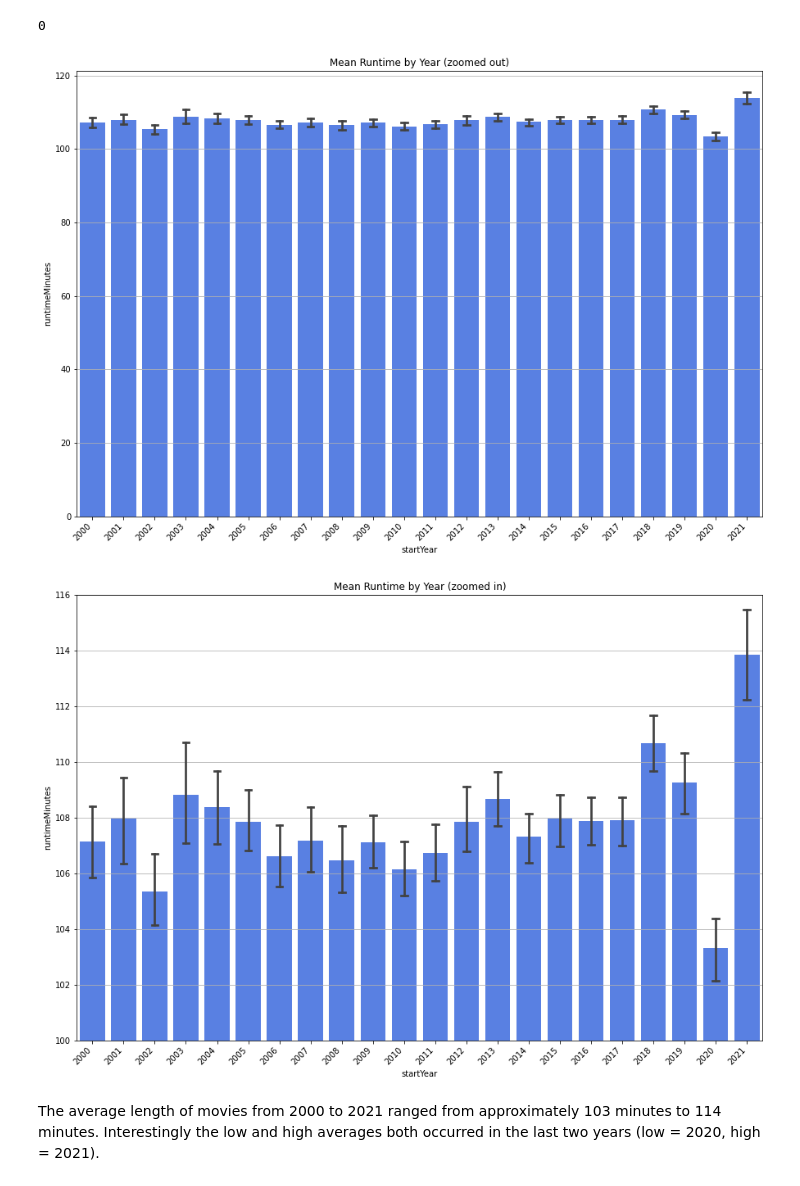
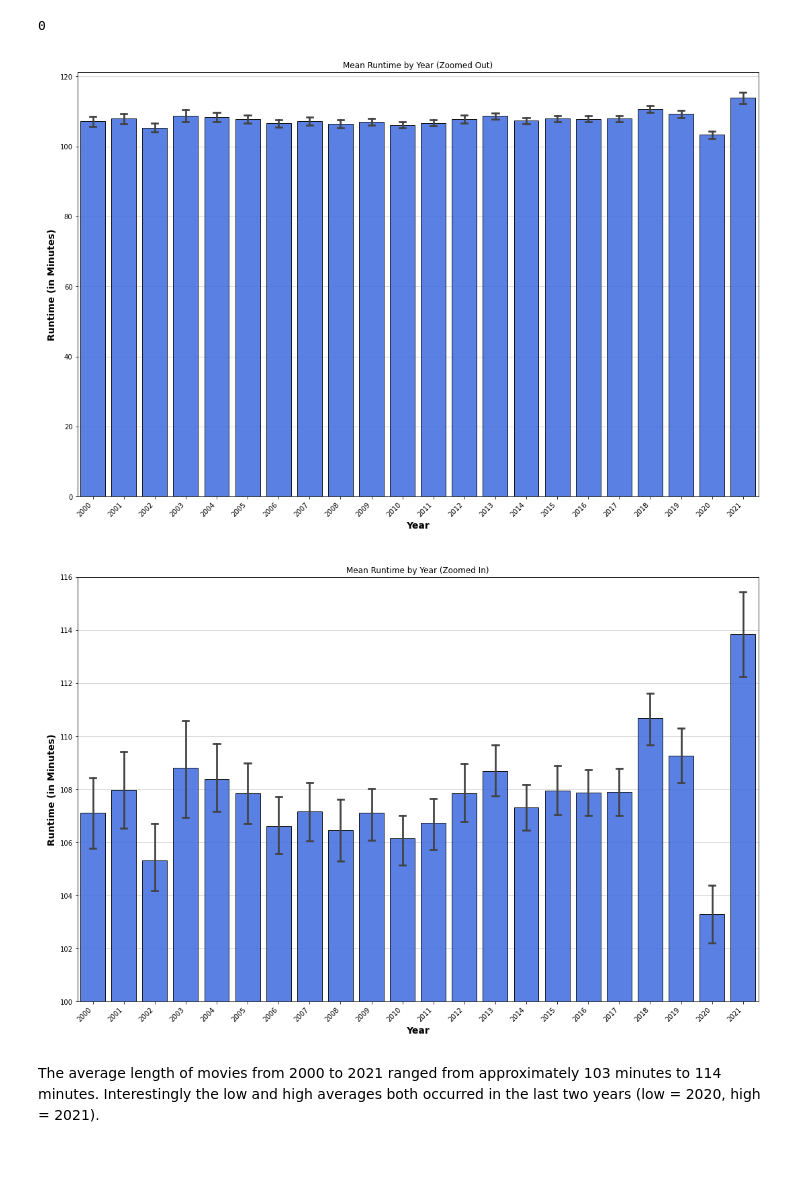
Before and after one commit to msmccann10/PP-movie-database-and-analysis, a Jupyter notebook: 05_Hypothesis_Testing.ipynb, the cells around one changed output. Saved outputs shown, nothing was run; the diff lists cells and outputs as text; code cells hidden in the pictures; blank space fills up the shorter version.

```diff
--- a/05_Hypothesis_Testing.ipynb
+++ b/05_Hypothesis_Testing.ipynb
@@ -27,3 +39,10 @@ from scipy import stats
+# %%
+plt.rcParams.update({'figure.facecolor' : 'white',
+                    'savefig.transparent' : 'False',
+                    'savefig.facecolor' : 'white',
+                    'savefig.dpi': 300,
+                    'savefig.bbox' : 'tight',
+                    'savefig.pad_inches' : 0.2})
 # %% [markdown]
 ### Functions
 # %%
@@ -330,32 +358,40 @@ df['startYear'] = df['startYear'].astype(int)
 # %%
 # Before we look at trends based on the length of movies lets confirm that the
 # average length of movies has stayed roughly the same over the past 20 years.
 
 fig,ax = plt.subplots(figsize = (15,10))
 sns.barplot(data = df, x = df['startYear'].astype(int), y = 'runtimeMinutes', color = '#2E67F8',
-            alpha = .9, ci = 68, capsize = .2, ax = ax)
-# sns.lineplot(data = df, x = df['startYear'].astype(int), y = 'runtimeMinutes', color = 'red',
-#             alpha = .9, ax = ax)
+            edgecolor = 'black', alpha = .9, ci = 68, capsize = .2, ax = ax)
 plt.xticks(rotation = 45, ha = 'right')
-plt.title('Mean Runtime by Year (zoomed out)')
-plt.grid(axis = 'y')
+ax.set_title('Mean Runtime by Year (Zoomed Out)')
+ax.set_xlabel('Year', size = 14, weight = 'semibold')
+ax.set_ylabel('Runtime (in Minutes)', size = 14, weight = 'semibold')
+ax.grid(axis = 'y', alpha = .6)
+ax.set_axisbelow(True)
+fig.tight_layout();
+fig.savefig(f"images/runtime by year full.png")
 
 # Before we look at trends based on the length of movies lets confirm that the
 # average length of movies has stayed roughly the same over the past 20 years.
 
 fig,ax = plt.subplots(figsize = (15,10))
 sns.barplot(data = df, x = df['startYear'].astype(int), y = 'runtimeMinutes', color = '#2E67F8',
-            alpha = .9, ci = 68, capsize = .2, ax = ax)
+            edgecolor = 'black', alpha = .9, ci = 68, capsize = .2, ax = ax)
 # sns.lineplot(data = df, x = df['startYear'].astype(int), y = 'runtimeMinutes', color = 'red',
-#             alpha = .9, ax = ax)
+#              alpha = .9, ax = ax)
 plt.xticks(rotation = 45, ha = 'right')
 plt.yticks(range(100,117,2))
 plt.ylim(100, 116)
-plt.title('Mean Runtime by Year (zoomed in)')
-plt.grid(axis = 'y')
+ax.set_title('Mean Runtime by Year (Zoomed In)')
+ax.set_xlabel('Year', size = 14, weight = 'semibold')
+ax.set_ylabel('Runtime (in Minutes)', size = 14, weight = 'semibold')
+ax.grid(axis = 'y', alpha = .6)
+ax.set_axisbelow(True)
+fig.tight_layout();
+fig.savefig(f"images/runtime by year zoom.png")
 # %% [output]
-[figure, old version]
+[figure, new version]
-[figure, old version]
+[figure, new version]
 # %% [markdown]
 The average length of movies from 2000 to 2021 ranged from approximately 103 minutes to 114 minutes. Interestingly the low and high averages both occurred in the last two years (low = 2020, high = 2021).
 # %%
```
Also changed, not shown: parts of 14 cells of this notebook, 6 other files.
